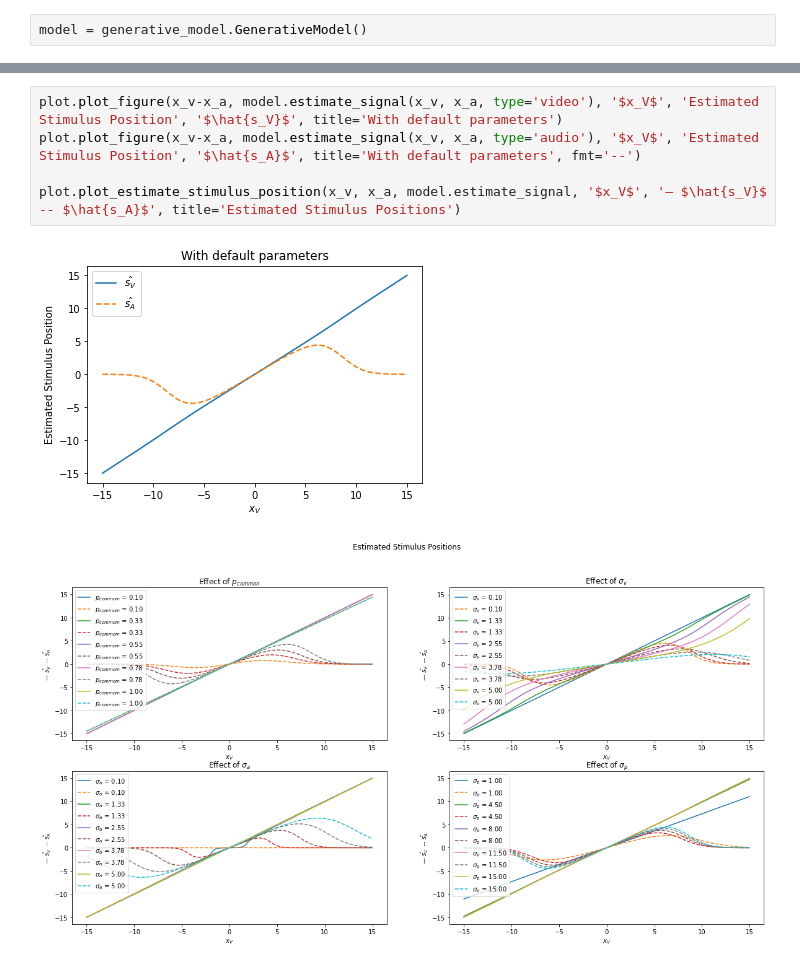
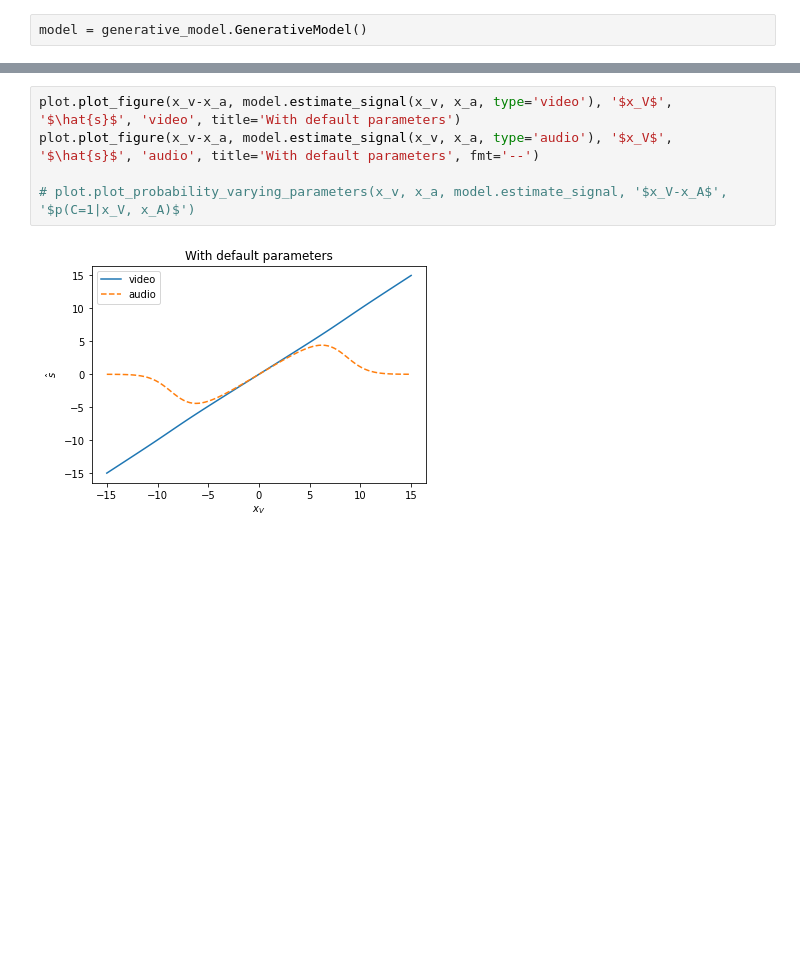
Before and after one commit to anujanegi/causal-inference, a Jupyter notebook: Causal Inference in Multisensory Perception.ipynb, the cells around one changed output, grey strips where cells are left out. Saved outputs shown, nothing was run; the diff lists cells and outputs as text; blank space fills up the shorter version.

```diff
--- a/Causal Inference in Multisensory Perception.ipynb
+++ b/Causal Inference in Multisensory Perception.ipynb
@@ -22,8 +22,7 @@ plot.plot_probability_varying_parameters(x_v, x_a, model.probability_cause, '$x_
 # %%
-plot.plot_figure(x_v-x_a, model.estimate_signal(x_v, x_a, type='video'), '$x_V$', 'Estimated Stimulus Position', '$\hat{s_V}$', title='With default parameters')
-plot.plot_figure(x_v-x_a, model.estimate_signal(x_v, x_a, type='audio'), '$x_V$', 'Estimated Stimulus Position', '$\hat{s_A}$', title='With default parameters', fmt='--')
+plot.plot_figure(x_v-x_a, model.estimate_signal(x_v, x_a, type='video'), '$x_V$', '$\hat{s}$', 'video', title='With default parameters')
+plot.plot_figure(x_v-x_a, model.estimate_signal(x_v, x_a, type='audio'), '$x_V$', '$\hat{s}$', 'audio', title='With default parameters', fmt='--')
 
-plot.plot_estimate_stimulus_position(x_v, x_a, model.estimate_signal, '$x_V$', '— $\hat{s_V}$  -- $\hat{s_A}$', title='Estimated Stimulus Positions')
+# plot.plot_probability_varying_parameters(x_v, x_a, model.estimate_signal, '$x_V-x_A$', '$p(C=1|x_V, x_A)$')
 # %% [output]
-[figure, old version]
+[figure, new version]
-[figure, removed]
```
Also changed, not shown: parts of 1 cell of this notebook, 1 other file.
